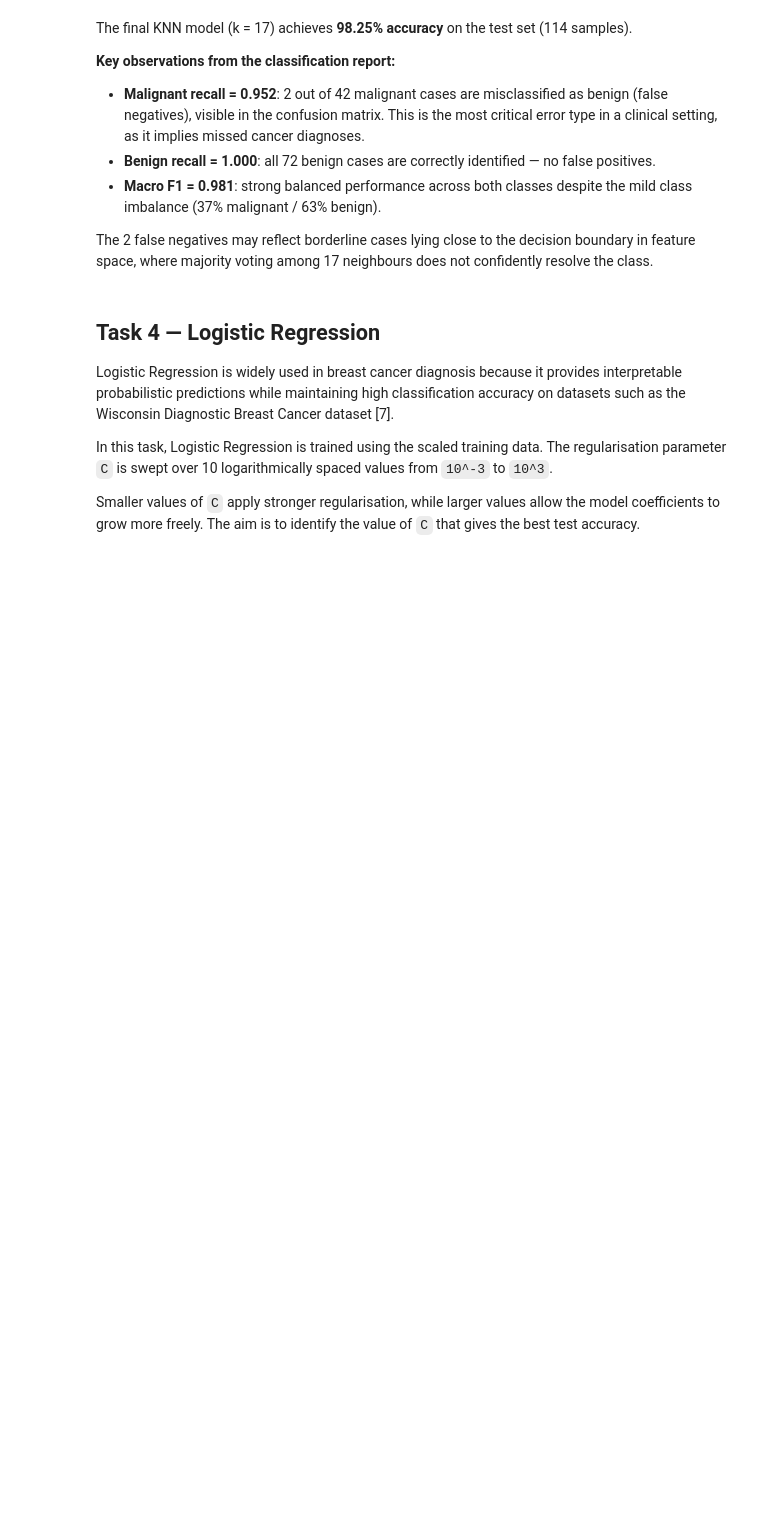
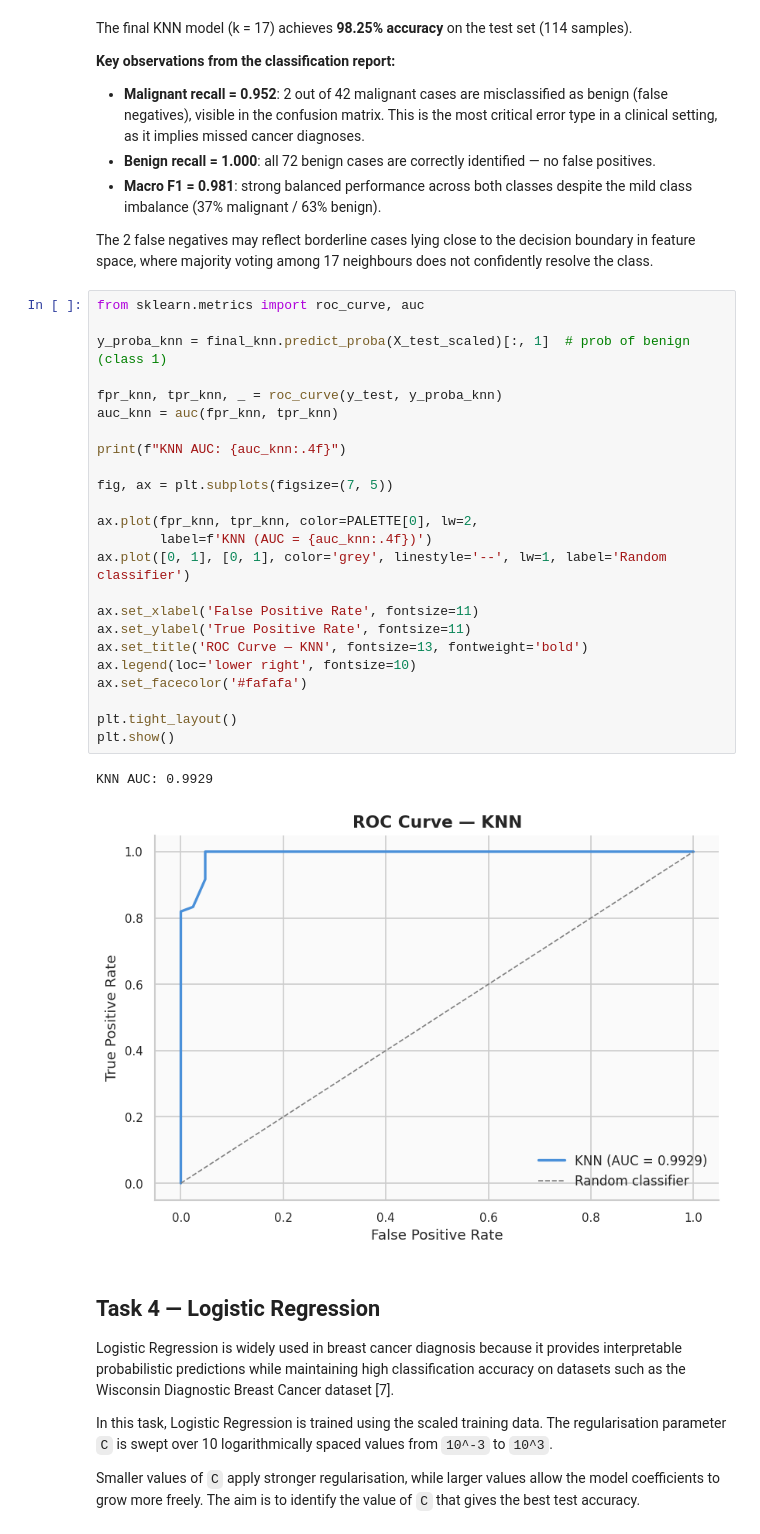
Before and after one commit to arriazuinigo/MACHINE_LEARNING, a Jupyter notebook: P2/jupyter_notebooks/Assignment2_ALL.ipynb, the cells around one changed output. Drawn from its saved outputs; the diff is of its cells as text; blank space fills up the shorter version.

```diff
--- a/P2/jupyter_notebooks/Assignment2_ALL.ipynb
+++ b/P2/jupyter_notebooks/Assignment2_ALL.ipynb
@@ -1001,6 +982,33 @@ despite the mild class imbalance (37% malignant / 63% benign).
 The 2 false negatives may reflect borderline cases lying close to the
 decision boundary in feature space, where majority voting among 17
 neighbours does not confidently resolve the class.
+# %%
+from sklearn.metrics import roc_curve, auc
+
+y_proba_knn = final_knn.predict_proba(X_test_scaled)[:, 1]  # prob of benign (class 1)
+
+fpr_knn, tpr_knn, _ = roc_curve(y_test, y_proba_knn)
+auc_knn = auc(fpr_knn, tpr_knn)
+
+print(f"KNN AUC: {auc_knn:.4f}")
+
+fig, ax = plt.subplots(figsize=(7, 5))
+
+ax.plot(fpr_knn, tpr_knn, color=PALETTE[0], lw=2,
+        label=f'KNN (AUC = {auc_knn:.4f})')
+ax.plot([0, 1], [0, 1], color='grey', linestyle='--', lw=1, label='Random classifier')
+
+ax.set_xlabel('False Positive Rate', fontsize=11)
+ax.set_ylabel('True Positive Rate', fontsize=11)
+ax.set_title('ROC Curve — KNN', fontsize=13, fontweight='bold')
+ax.legend(loc='lower right', fontsize=10)
+ax.set_facecolor('#fafafa')
+
+plt.tight_layout()
+plt.show()
+# %% [output]
+KNN AUC: 0.9929
+[figure, added]
 # %% [markdown]
 ## Task 4 — Logistic Regression
 
```
Also changed, not shown: parts of 33 cells of this notebook, 25 other files.
